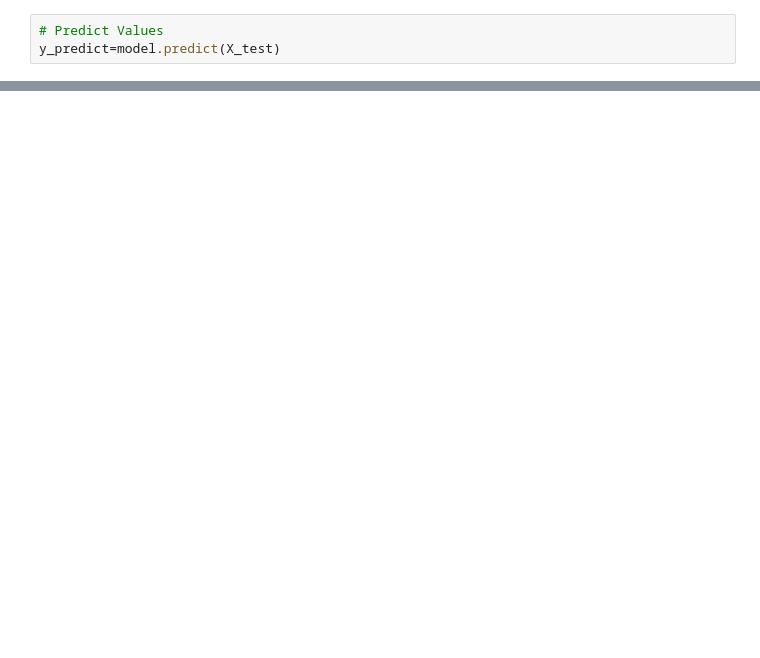
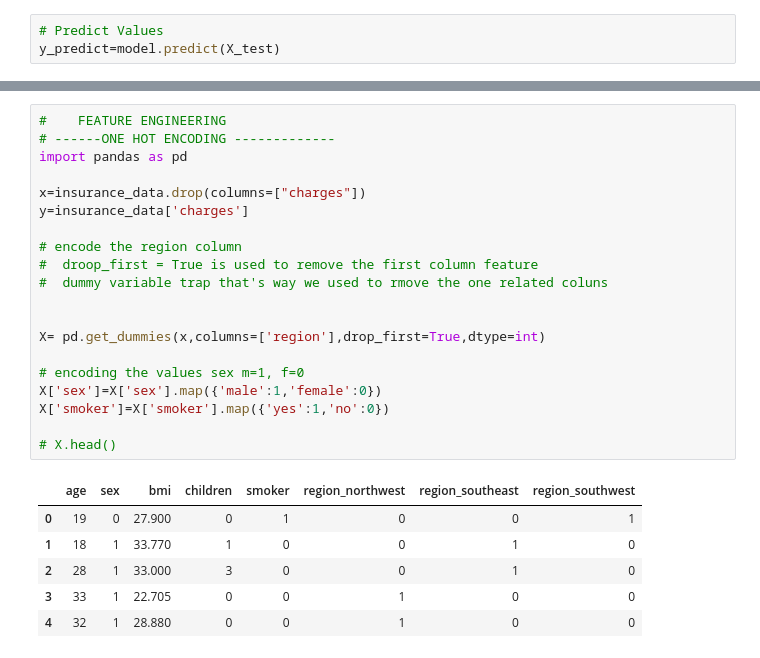
Before and after one commit to muhammadkhan-dev-code/learning-ai-ml, a Jupyter notebook: ML-ALGORITHMS/linear_regression.ipynb, the cells around one changed output, grey strips where cells are left out. Saved outputs shown, nothing was run; the diff lists cells and outputs as text; blank space fills up the shorter version.

Commit message:
some changes are made like feature engineering to imporve model perform from 78 to 86 %

```diff
--- a/ML-ALGORITHMS/linear_regression.ipynb
+++ b/ML-ALGORITHMS/linear_regression.ipynb
@@ -52,0 +65,27 @@ Adjusted r2 squared value 0.7769533069797342
+# %%
+#    FEATURE ENGINEERING
+# ------ONE HOT ENCODING -------------
+import pandas as pd
+
+x=insurance_data.drop(columns=["charges"])
+y=insurance_data['charges']
+
+# encode the region column
+#  droop_first = True is used to remove the first column feature
+#  dummy variable trap that's way we used to rmove the one related coluns
+
+
+X= pd.get_dummies(x,columns=['region'],drop_first=True,dtype=int)
+
+# encoding the values sex m=1, f=0
+X['sex']=X['sex'].map({'male':1,'female':0})
+X['smoker']=X['smoker'].map({'yes':1,'no':0})
+
+# X.head()
+# %% [output]
+|  | age | sex | bmi | children | smoker | region_northwest | region_southeast | region_southwest |
+| 0 | 19 | 0 | 27.900 | 0 | 1 | 0 | 0 | 1 |
+| 1 | 18 | 1 | 33.770 | 1 | 0 | 0 | 1 | 0 |
+| 2 | 28 | 1 | 33.000 | 3 | 0 | 0 | 1 | 0 |
+| 3 | 33 | 1 | 22.705 | 0 | 0 | 1 | 0 | 0 |
+| 4 | 32 | 1 | 28.880 | 0 | 0 | 1 | 0 | 0 |
```
Also changed, not shown: parts of 8 cells of this notebook.
